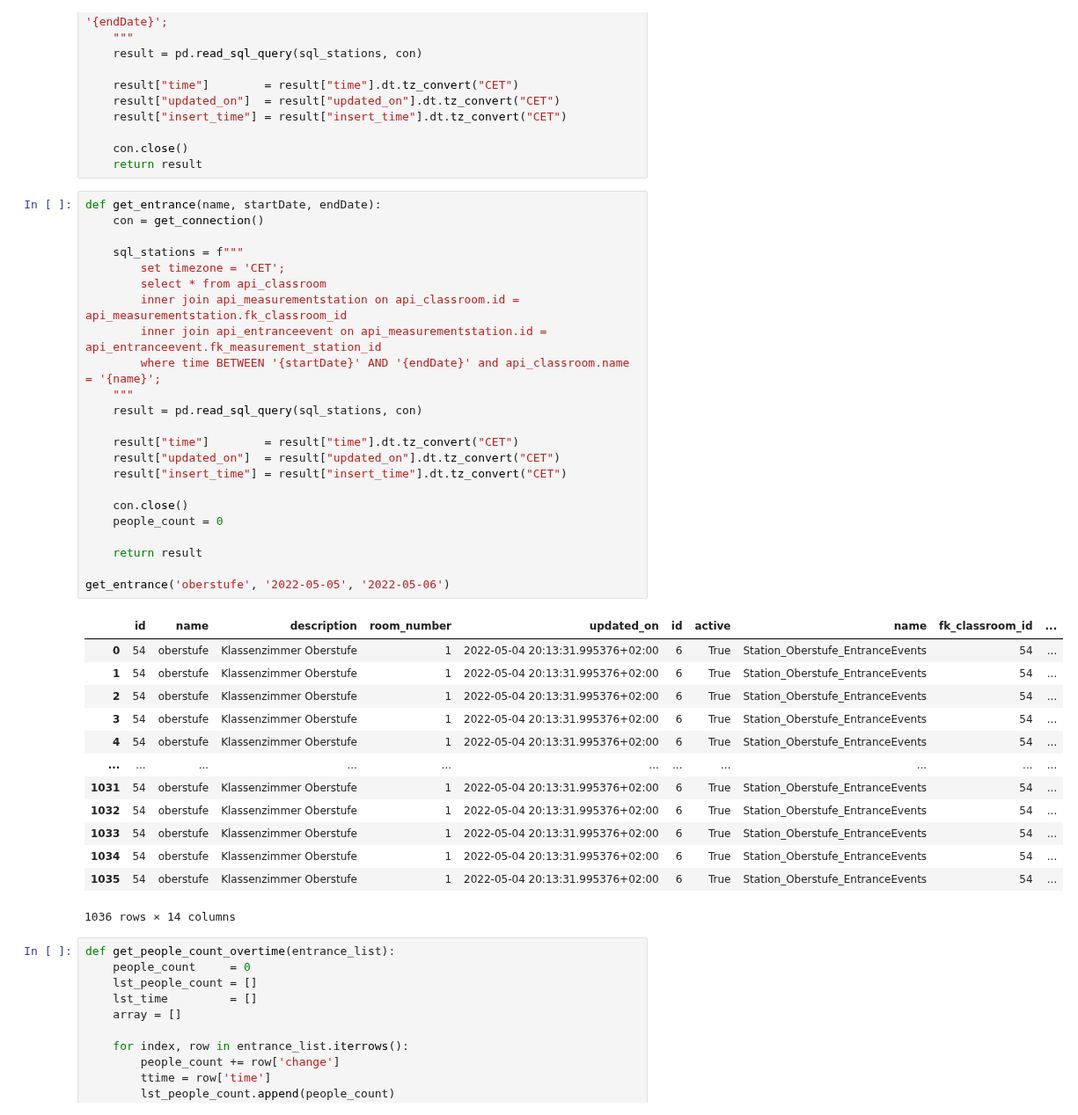
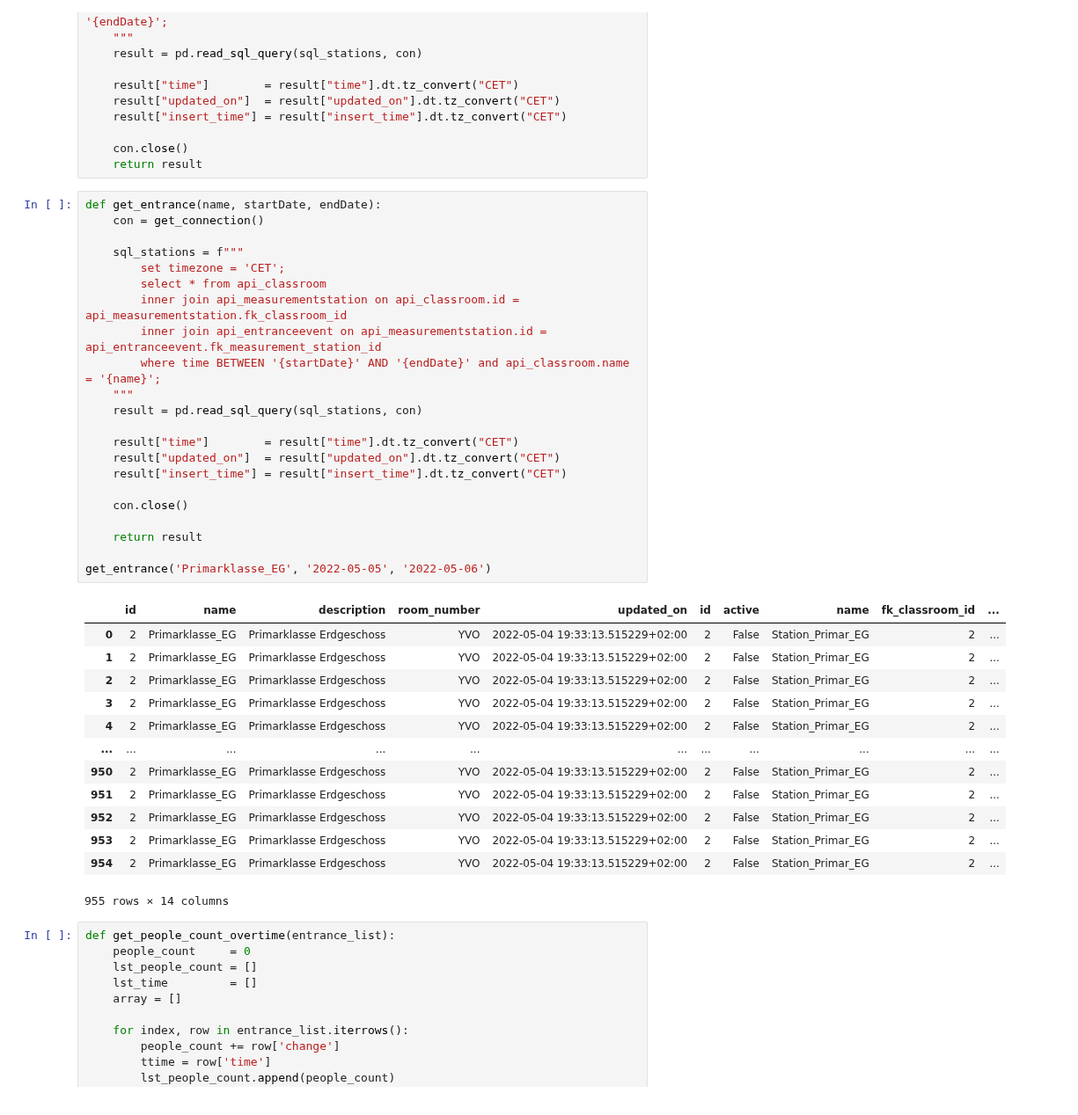
Before and after one commit to Smart-Classroom-Challenge/Data-Evaluation, a Jupyter notebook: data-evaluation.ipynb, the cells around one changed output. Shown at 88% size. Cells and saved outputs as stored; diff of their text form.

```diff
--- a/data-evaluation.ipynb
+++ b/data-evaluation.ipynb
@@ -83,40 +83,39 @@ def get_measurement(name, startDate, endDate):
 # %%
 def get_entrance(name, startDate, endDate):
     con = get_connection()
 
     sql_stations = f"""
         set timezone = 'CET';
         select * from api_classroom
         inner join api_measurementstation on api_classroom.id = api_measurementstation.fk_classroom_id
         inner join api_entranceevent on api_measurementstation.id = api_entranceevent.fk_measurement_station_id
         where time BETWEEN '{startDate}' AND '{endDate}' and api_classroom.name = '{name}';
     """
     result = pd.read_sql_query(sql_stations, con)
 
     result["time"]        = result["time"].dt.tz_convert("CET")
     result["updated_on"]  = result["updated_on"].dt.tz_convert("CET")
     result["insert_time"] = result["insert_time"].dt.tz_convert("CET")
 
     con.close()
-    people_count = 0
 
     return result
 
-get_entrance('oberstufe', '2022-05-05', '2022-05-06')
+get_entrance('Primarklasse_EG', '2022-05-05', '2022-05-06')
 # %% [output]
 |  | id | name | description | room_number | updated_on | id | active | name | fk_classroom_id | ... |
-| 0 | 54 | oberstufe | Klassenzimmer Oberstufe | 1 | 2022-05-04 20:13:31.995376+02:00 | 6 | True | Station_Oberstufe_EntranceEvents | 54 | ... |
-| 1 | 54 | oberstufe | Klassenzimmer Oberstufe | 1 | 2022-05-04 20:13:31.995376+02:00 | 6 | True | Station_Oberstufe_EntranceEvents | 54 | ... |
-| 2 | 54 | oberstufe | Klassenzimmer Oberstufe | 1 | 2022-05-04 20:13:31.995376+02:00 | 6 | True | Station_Oberstufe_EntranceEvents | 54 | ... |
-| 3 | 54 | oberstufe | Klassenzimmer Oberstufe | 1 | 2022-05-04 20:13:31.995376+02:00 | 6 | True | Station_Oberstufe_EntranceEvents | 54 | ... |
-| 4 | 54 | oberstufe | Klassenzimmer Oberstufe | 1 | 2022-05-04 20:13:31.995376+02:00 | 6 | True | Station_Oberstufe_EntranceEvents | 54 | ... |
+| 0 | 2 | Primarklasse_EG | Primarklasse Erdgeschoss | YVO | 2022-05-04 19:33:13.515229+02:00 | 2 | False | Station_Primar_EG | 2 | ... |
+| 1 | 2 | Primarklasse_EG | Primarklasse Erdgeschoss | YVO | 2022-05-04 19:33:13.515229+02:00 | 2 | False | Station_Primar_EG | 2 | ... |
+| 2 | 2 | Primarklasse_EG | Primarklasse Erdgeschoss | YVO | 2022-05-04 19:33:13.515229+02:00 | 2 | False | Station_Primar_EG | 2 | ... |
+| 3 | 2 | Primarklasse_EG | Primarklasse Erdgeschoss | YVO | 2022-05-04 19:33:13.515229+02:00 | 2 | False | Station_Primar_EG | 2 | ... |
+| 4 | 2 | Primarklasse_EG | Primarklasse Erdgeschoss | YVO | 2022-05-04 19:33:13.515229+02:00 | 2 | False | Station_Primar_EG | 2 | ... |
 | ... | ... | ... | ... | ... | ... | ... | ... | ... | ... | ... |
-| 1031 | 54 | oberstufe | Klassenzimmer Oberstufe | 1 | 2022-05-04 20:13:31.995376+02:00 | 6 | True | Station_Oberstufe_EntranceEvents | 54 | ... |
-| 1032 | 54 | oberstufe | Klassenzimmer Oberstufe | 1 | 2022-05-04 20:13:31.995376+02:00 | 6 | True | Station_Oberstufe_EntranceEvents | 54 | ... |
-| 1033 | 54 | oberstufe | Klassenzimmer Oberstufe | 1 | 2022-05-04 20:13:31.995376+02:00 | 6 | True | Station_Oberstufe_EntranceEvents | 54 | ... |
-| 1034 | 54 | oberstufe | Klassenzimmer Oberstufe | 1 | 2022-05-04 20:13:31.995376+02:00 | 6 | True | Station_Oberstufe_EntranceEvents | 54 | ... |
-| 1035 | 54 | oberstufe | Klassenzimmer Oberstufe | 1 | 2022-05-04 20:13:31.995376+02:00 | 6 | True | Station_Oberstufe_EntranceEvents | 54 | ... |
+| 950 | 2 | Primarklasse_EG | Primarklasse Erdgeschoss | YVO | 2022-05-04 19:33:13.515229+02:00 | 2 | False | Station_Primar_EG | 2 | ... |
+| 951 | 2 | Primarklasse_EG | Primarklasse Erdgeschoss | YVO | 2022-05-04 19:33:13.515229+02:00 | 2 | False | Station_Primar_EG | 2 | ... |
+| 952 | 2 | Primarklasse_EG | Primarklasse Erdgeschoss | YVO | 2022-05-04 19:33:13.515229+02:00 | 2 | False | Station_Primar_EG | 2 | ... |
+| 953 | 2 | Primarklasse_EG | Primarklasse Erdgeschoss | YVO | 2022-05-04 19:33:13.515229+02:00 | 2 | False | Station_Primar_EG | 2 | ... |
+| 954 | 2 | Primarklasse_EG | Primarklasse Erdgeschoss | YVO | 2022-05-04 19:33:13.515229+02:00 | 2 | False | Station_Primar_EG | 2 | ... |
-1036 rows × 14 columns
+955 rows × 14 columns
 # %%
 def get_people_count_overtime(entrance_list):
     people_count     = 0
```
Also changed, not shown: parts of 4 cells of this notebook.
